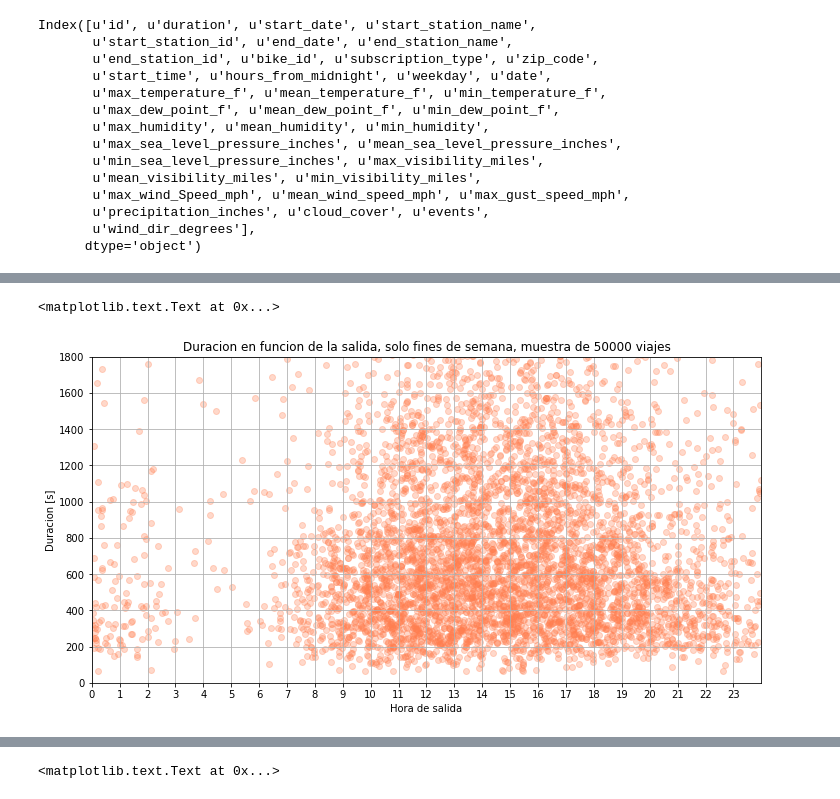
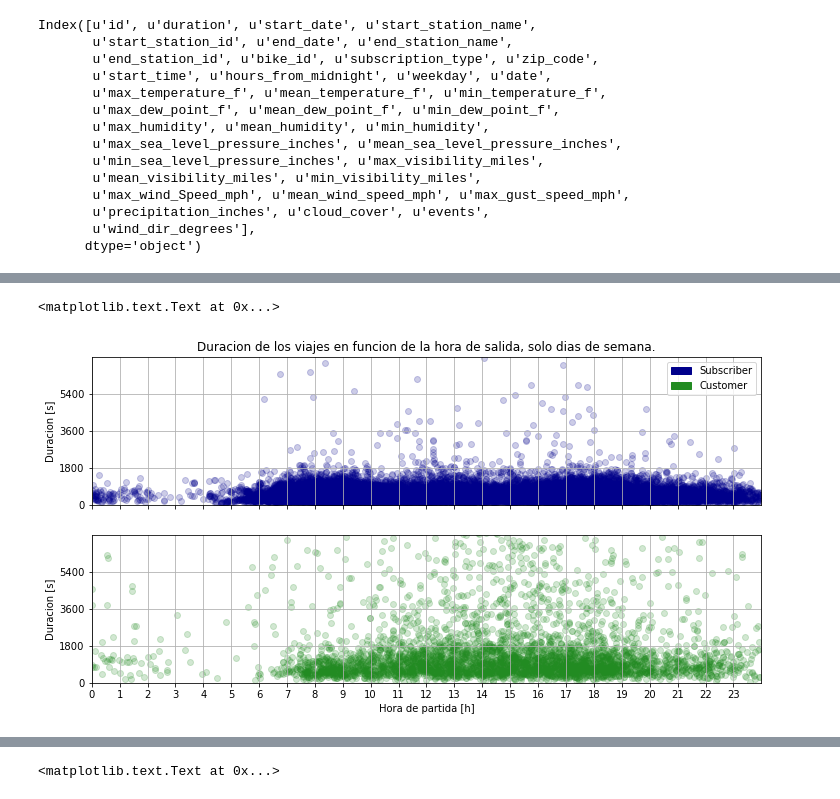
Before and after one commit to pabloernesto/sfBikes, a Jupyter notebook: hora_duracion.ipynb, the cells around one changed output, grey strips where cells are left out. Saved outputs shown, nothing was run; the diff lists cells and outputs as text; code cells hidden in the pictures.

```diff
--- a/hora_duracion.ipynb
+++ b/hora_duracion.ipynb
@@ -86,16 +76,26 @@ plt.ylabel("Duracion [s]")
-# %%
-plt.figure(figsize=(12,6))
-plt.xlim(0,24)
-plt.ylim(0,1800)
-plt.xticks(range(0,24))
-plt.grid()
-plt.scatter(x=sample.loc[sample['weekday'] >= 5, 'hours_from_midnight'],
-            y=sample.loc[sample['weekday'] >= 5, 'duration'],\
-            c='coral', alpha=0.3)
-plt.title("Duracion en funcion de la salida, solo fines de semana, muestra de 50000 viajes")
-plt.xlabel("Hora de salida")
-plt.ylabel("Duracion [s]")
-# %% [output]
-<matplotlib.text.Text at 0x...>
-[figure, removed]
+# %%
+f, ax = plt.subplots(2, sharex=True, figsize=(12,6))
+plt.xlim(0,24)
+plt.xticks(range(0,24))
+ax[0].set_ylim(0, 7200)
+ax[1].set_ylim(0, 7200)
+ax[0].set_yticks(range(0,7200,1800))
+ax[1].set_yticks(range(0,7200,1800))
+ax[0].grid()
+ax[1].grid()
+ax[0].scatter(x=sample.loc[(sample.weekday < 5) & (sample.subscription_type == "Subscriber"), 'hours_from_midnight'],
+            y=sample.loc[(sample.weekday < 5) & (sample.subscription_type == "Subscriber"), 'duration'],\
+            c='darkblue', alpha=0.2)
+ax[1].scatter(x=sample.loc[(sample.weekday < 5) & (sample.subscription_type == "Customer"), 'hours_from_midnight'],
+            y=sample.loc[(sample.weekday < 5) & (sample.subscription_type == "Customer"), 'duration'],\
+            c='forestgreen', alpha=0.2)
+ax[0].legend(handles=[mpatches.Patch(color='darkblue', label='Subscriber'),\
+                      mpatches.Patch(color='forestgreen', label='Customer')])
+ax[0].set_title("Duracion de los viajes en funcion de la hora de salida, solo dias de semana.")
+ax[0].set_ylabel("Duracion [s]")
+ax[1].set_ylabel("Duracion [s]")
+ax[1].set_xlabel("Hora de partida [h]")
+# %% [output]
+<matplotlib.text.Text at 0x...>
+[figure, added]
 # %%
```
Also changed, not shown: parts of 6 cells of this notebook.
